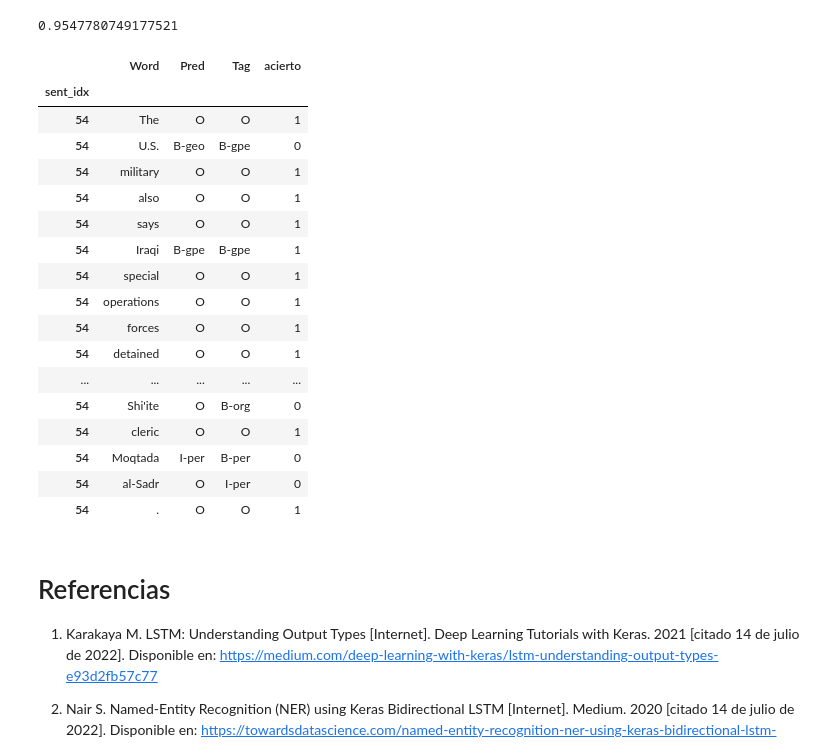
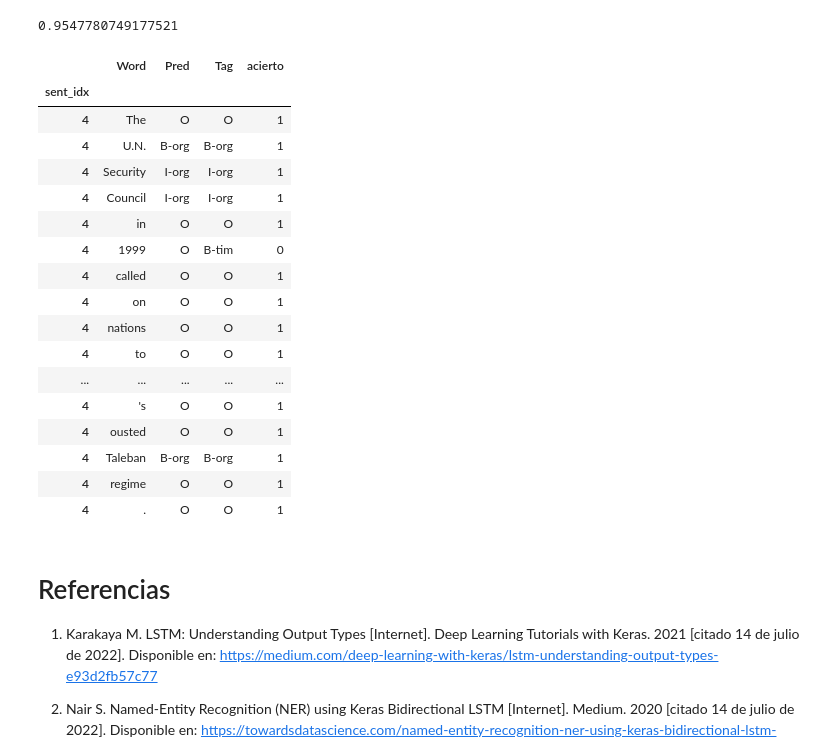
Before and after one commit to NayelySaldivar/Named-Entity-Recognition-NER-con-LSTM-Bidireccionales, a Jupyter notebook: Notebooks/Reconocimiento_de_Entidades_Nombradas_mediante_rnn.ipynb, the cells around one changed output. Cells and saved outputs as stored; diff of their text form; code cells hidden in the pictures.

```diff
--- a/Notebooks/Reconocimiento_de_Entidades_Nombradas_mediante_rnn.ipynb
+++ b/Notebooks/Reconocimiento_de_Entidades_Nombradas_mediante_rnn.ipynb
@@ -132,8 +136,8 @@ Mounted at /content/drive
 # %% [markdown]
 Si es la primera vez que corres el notebook, descomenta las siguientes lineas para cargar el modelo preentrenado completo.
 # %%
-# %%time
-# # asegurate de poner la ruta correcta en donde se ubica el archivo en tu drive
-# file =  '/content/drive/MyDrive/Embeddings/GoogleNews-vectors-negative300.bin.gz'
-# w2v = gensim.models.KeyedVectors.load_word2vec_format(file,  binary=True)
+ %%time
+# asegurate de poner la ruta correcta en donde se ubica el archivo en tu drive
+file =  '/content/drive/MyDrive/Datos/GoogleNews-vectors-negative300.bin.gz'
+w2v = gensim.models.KeyedVectors.load_word2vec_format(file,  binary=True)
 # %% [output]
@@ -151,13 +155,13 @@ Dimensiones por embedding:  300
 Guardar en pikle
 Así no tendremos que volver a cargar todo el modelo word embedding
 # %%
-# dic_tokens_word2vec  = {}
-# palabras_sin_embedding =[]
-# for token in data.Word.unique():
-#   try:
-#     dic_tokens_word2vec[token] = w2v[token]
-#   except:
-#     palabras_sin_embedding.append(token)
+dic_tokens_word2vec  = {}
+palabras_sin_embedding =[]
+for token in data.Word.unique():
+  try:
+    dic_tokens_word2vec[token] = w2v[token]
+  except:
+    palabras_sin_embedding.append(token)
 # %%
 # import pickle
 # path = '/content/drive/MyDrive/Pikles'
@@ -498,26 +501,26 @@ resultados['acierto'].mean()
 # %% [output]
 0.9547780749177521
 # %%
-resultados.loc[54]  # 4 , 8 , 87
+resultados.loc[4]  # 4 , 8 , 87
 # %% [output]
 |  | Word | Pred | Tag | acierto |
 | sent_idx |  |  |  |  |
-| 54 | The | O | O | 1 |
-| 54 | U.S. | B-geo | B-gpe | 0 |
-| 54 | military | O | O | 1 |
-| 54 | also | O | O | 1 |
-| 54 | says | O | O | 1 |
-| 54 | Iraqi | B-gpe | B-gpe | 1 |
-| 54 | special | O | O | 1 |
-| 54 | operations | O | O | 1 |
-| 54 | forces | O | O | 1 |
-| 54 | detained | O | O | 1 |
+| 4 | The | O | O | 1 |
+| 4 | U.N. | B-org | B-org | 1 |
+| 4 | Security | I-org | I-org | 1 |
+| 4 | Council | I-org | I-org | 1 |
+| 4 | in | O | O | 1 |
+| 4 | 1999 | O | B-tim | 0 |
+| 4 | called | O | O | 1 |
+| 4 | on | O | O | 1 |
+| 4 | nations | O | O | 1 |
+| 4 | to | O | O | 1 |
 | ... | ... | ... | ... | ... |
-| 54 | Shi'ite | O | B-org | 0 |
-| 54 | cleric | O | O | 1 |
-| 54 | Moqtada | I-per | B-per | 0 |
-| 54 | al-Sadr | O | I-per | 0 |
-| 54 | . | O | O | 1 |
+| 4 | 's | O | O | 1 |
+| 4 | ousted | O | O | 1 |
+| 4 | Taleban | B-org | B-org | 1 |
+| 4 | regime | O | O | 1 |
+| 4 | . | O | O | 1 |
 # %% [markdown]
 # Referencias
 
```
Also changed, not shown: parts of 8 cells of this notebook.
